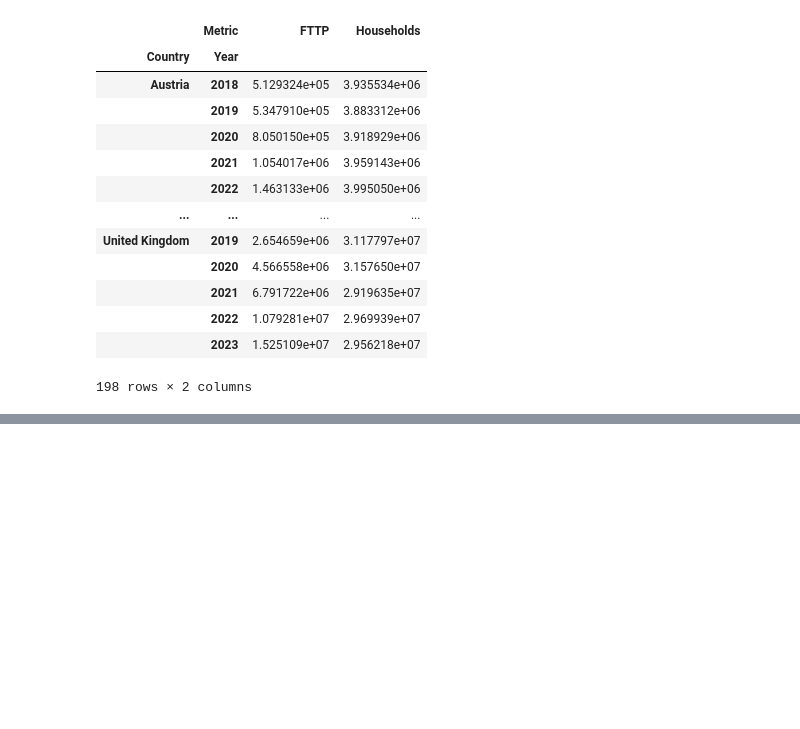
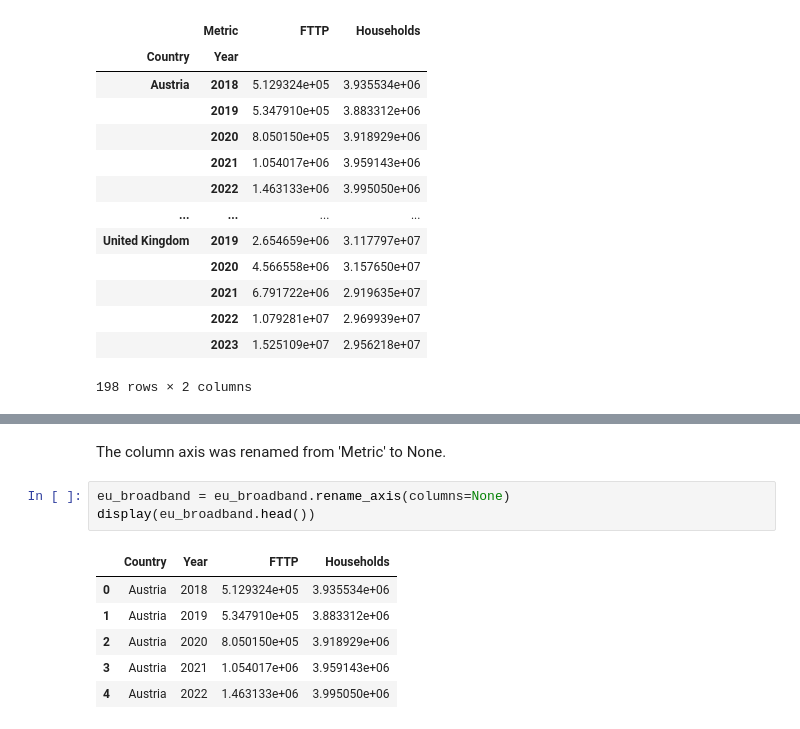
Before and after one commit to yuliiabosher/Fiber-optic-project, a Jupyter notebook: EU_historical_data.ipynb, the cells around one changed output, grey strips where cells are left out. Drawn from its saved outputs; the diff is of its cells as text; blank space fills up the shorter version.

```diff
--- a/EU_historical_data.ipynb
+++ b/EU_historical_data.ipynb
@@ -154,3 +156,15 @@ display(eu_broadband)
 | 196 | United Kingdom | 2022 | 1.079281e+07 | 2.969939e+07 |
 | 197 | United Kingdom | 2023 | 1.525109e+07 | 2.956218e+07 |
 198 rows × 4 columns
+# %% [markdown]
+The column axis was renamed from 'Metric' to None.
+# %%
+eu_broadband = eu_broadband.rename_axis(columns=None)
+display(eu_broadband.head())
+# %% [output]
+|  | Country | Year | FTTP | Households |
+| 0 | Austria | 2018 | 5.129324e+05 | 3.935534e+06 |
+| 1 | Austria | 2019 | 5.347910e+05 | 3.883312e+06 |
+| 2 | Austria | 2020 | 8.050150e+05 | 3.918929e+06 |
+| 3 | Austria | 2021 | 1.054017e+06 | 3.959143e+06 |
+| 4 | Austria | 2022 | 1.463133e+06 | 3.995050e+06 |
```
Also changed, not shown: parts of 4 cells of this notebook.
